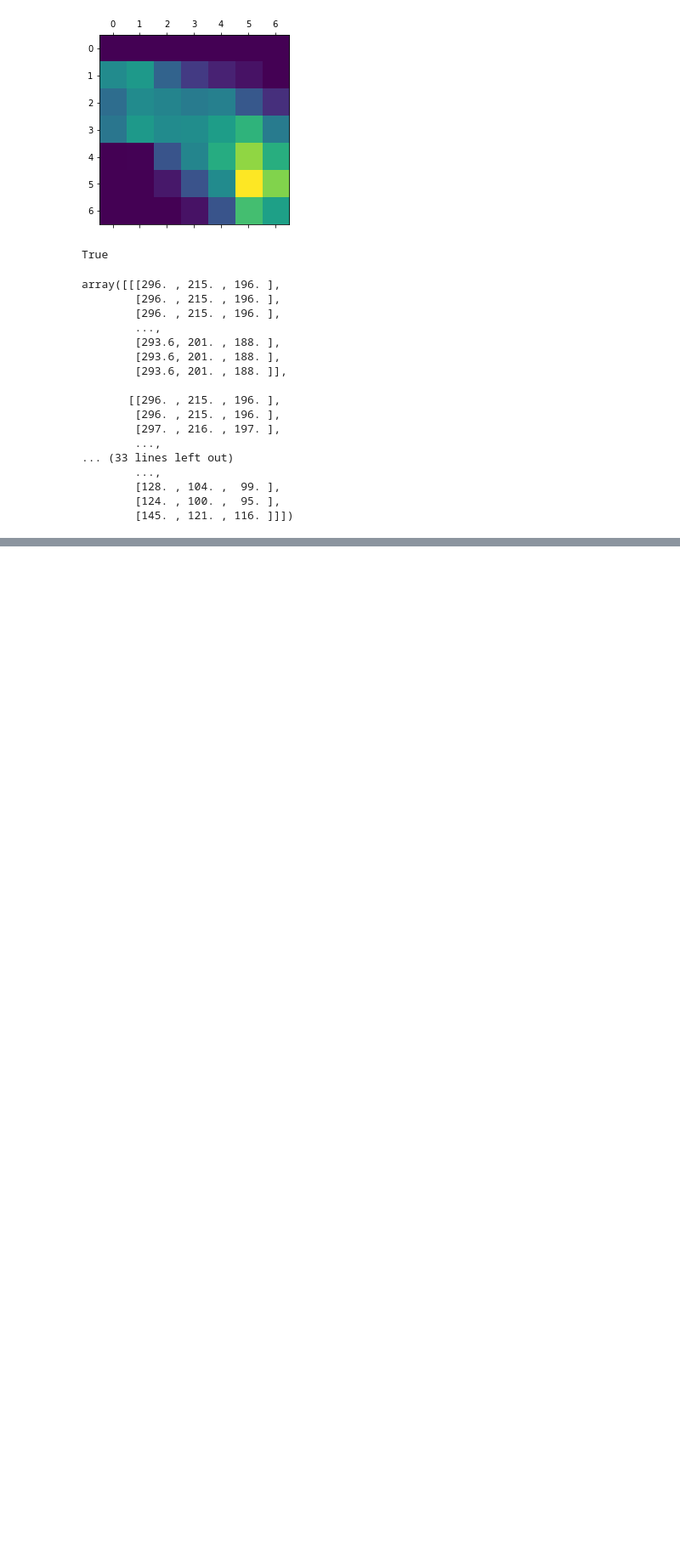
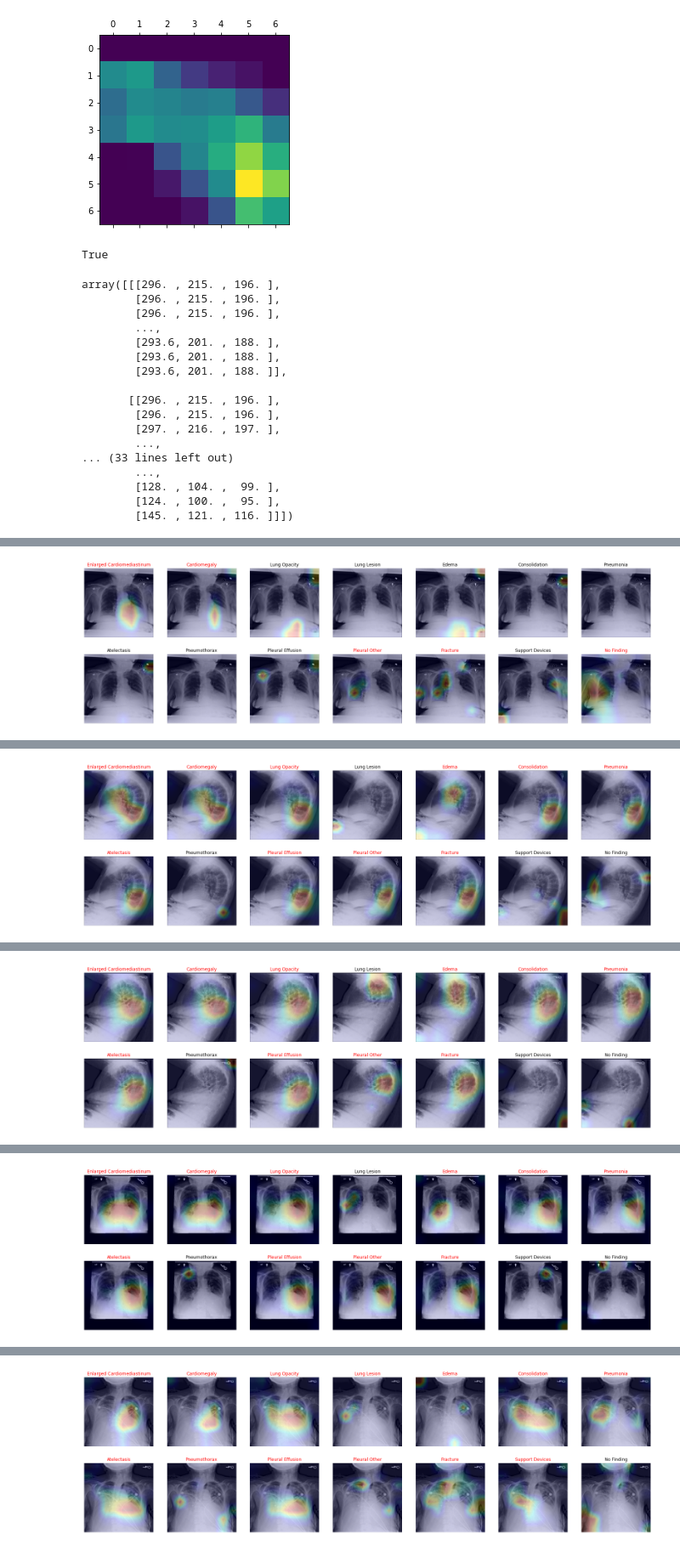
Before and after one commit to pjumruspun/chest-xray-report-gen, a Jupyter notebook: text_generation/gradcam.ipynb, the cells around one changed output, grey strips where cells are left out. Shown at 85% size. Drawn from its saved outputs; the diff is of its cells as text; code cells hidden in the pictures; blank space fills up the shorter version.

```diff
--- a/text_generation/gradcam.ipynb
+++ b/text_generation/gradcam.ipynb
@@ -242,3 +247,8 @@ array([[[296. , 215. , 196. ],
         [128. , 104. ,  99. ],
         [124. , 100. ,  95. ],
         [145. , 121. , 116. ]]])
+# %%
+checkpoint = torch.load('weights/pretrained_encoder/pretrained_enc_epoch_5_2022-03-08_15-43-47.540586.pth.tar')
+print(f"loaded epoch {checkpoint['epoch']+1} model, val_loss: {checkpoint['val_loss']}")
+encoder = Chexnet()
+encoder.load_state_dict(checkpoint['encoder'].state_dict())
@@ -244,0 +304,2 @@ array([[[296. , 215. , 196. ],
+# %%
+tokenizer = create_tokenizer()
@@ -244,0 +313,68 @@ array([[[296. , 215. , 196. ],
+# %%
+# get the image from the dataloader
+for nth_image in range(8):
+    img = next(iter(dataloader))[0][nth_image,:,:,:].reshape(1, 3, 256, 256).cuda()
+
+    # get the most likely prediction of the model
+    _, pred = encoder(img)
+    # print(f"Raw: {pred}")
+    quantized = quantize_probs(pred.cpu().detach().numpy())[0]
+    print(f"Predicted:\t")
+    print([CONDITIONS[i] for i in range(len(CONDITIONS)) if quantized[i] == 1])
+
+    true_label = next(iter(dataloader))[1][nth_image]
+    print(f"True:\t\t")
+    print([CONDITIONS[i] for i in range(len(CONDITIONS)) if true_label[i] == 1])
+
+    caption = tokenizer.decode(next(iter(captionloader))[1][nth_image].unsqueeze(0))
+    print(caption)
+
+    img_to_show = next(iter(dataloader_no_transform))[0][nth_image,:,:,:].reshape(1, 3, 256, 256).cuda()
+    img_to_show = img_to_show.cpu().reshape(3, 256, 256).permute(1, 2, 0).numpy()
+
+    plt.figure(figsize=(28, 8))
+    for to_inspect in range(14):
+        # print(f"Heatmap for {CONDITIONS[to_inspect]}")
+
+        # get the gradient of the output with respect to the parameters of the model
+        pred[:, to_inspect].backward(retain_graph=True)
+
+        # pull the gradients out of the model
+        gradients = encoder.get_activations_gradient()
+
+        # pool the gradients across the channels
+        pooled_gradients = torch.mean(gradients, dim=[0, 2, 3])
+
+        # get the activations of the last convolutional layer
+        activations = encoder.get_activations(img).detach()
+
+        # weight the channels by corresponding gradients
+        for i in range(1024):
+            activations[:, i, :, :] *= pooled_gradients[i]
+
+        # average the channels of the activations
+        heatmap = torch.mean(activations, dim=1).squeeze()
+
+        # relu on top of the heatmap
+        # expression (2) in https://arxiv.org/pdf/1610.02391.pdf
+        heatmap = torch.relu(heatmap)
+
+        # normalize the heatmap
+        heatmap /= torch.max(heatmap)
+
+        # draw the heatmap
+        # plt.matshow(heatmap.cpu().squeeze())
+        # plt.show()
+
+        heatmap = cv2.resize(heatmap.cpu().numpy(), (256, 256))
+        heatmap = np.uint8(255 * heatmap)
+        heatmap = cv2.applyColorMap(heatmap, cv2.COLORMAP_JET)
+
+        superimposed_img = heatmap[:,:,::-1] * 0.2 + (img_to_show * 255 * 0.8)
+        plt.subplot(2, 7, to_inspect+1)
+
+        plt.title(CONDITIONS[to_inspect], fontdict={'color': 'red' if quantized[to_inspect] == 1 else 'black'})
+        plt.axis('off')
+        plt.imshow(superimposed_img / 255)
+    plt.show()
+# %% [output]
@@ -244,0 +386 @@ array([[[296. , 215. , 196. ],
+[figure, added]
@@ -244,0 +392 @@ array([[[296. , 215. , 196. ],
+[figure, added]
@@ -244,0 +398 @@ array([[[296. , 215. , 196. ],
+[figure, added]
@@ -244,0 +404 @@ array([[[296. , 215. , 196. ],
+[figure, added]
@@ -244,0 +410 @@ array([[[296. , 215. , 196. ],
+[figure, added]
```
Also changed, not shown: parts of 8 cells of this notebook, 3 other files.
